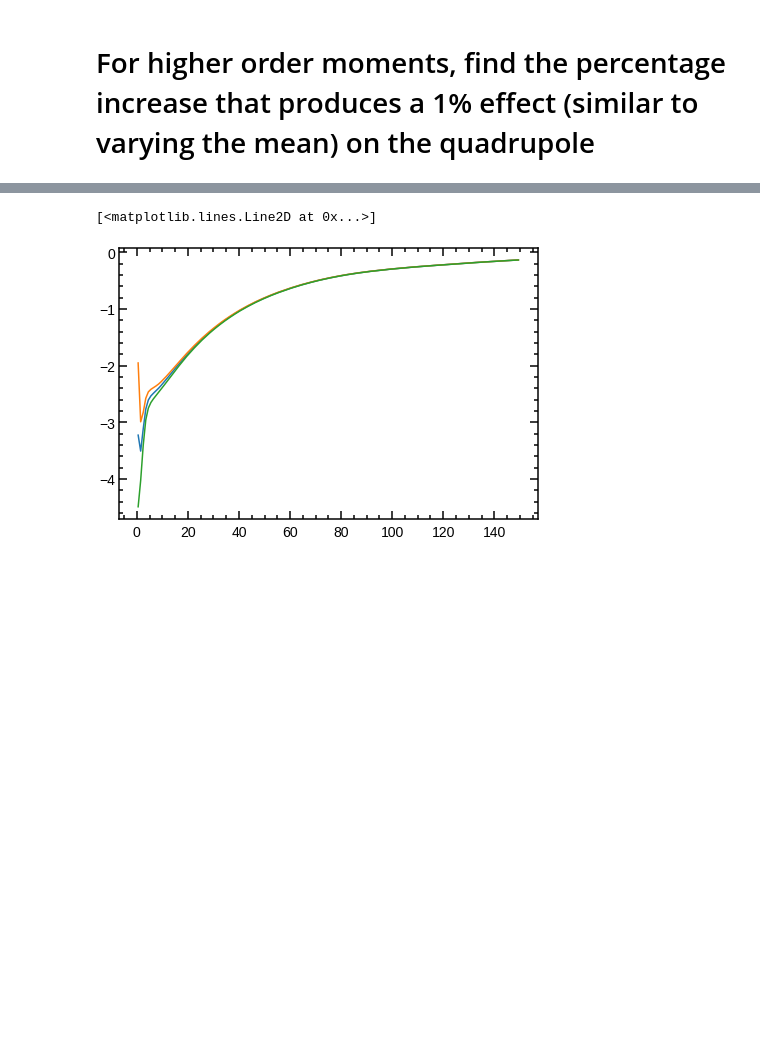
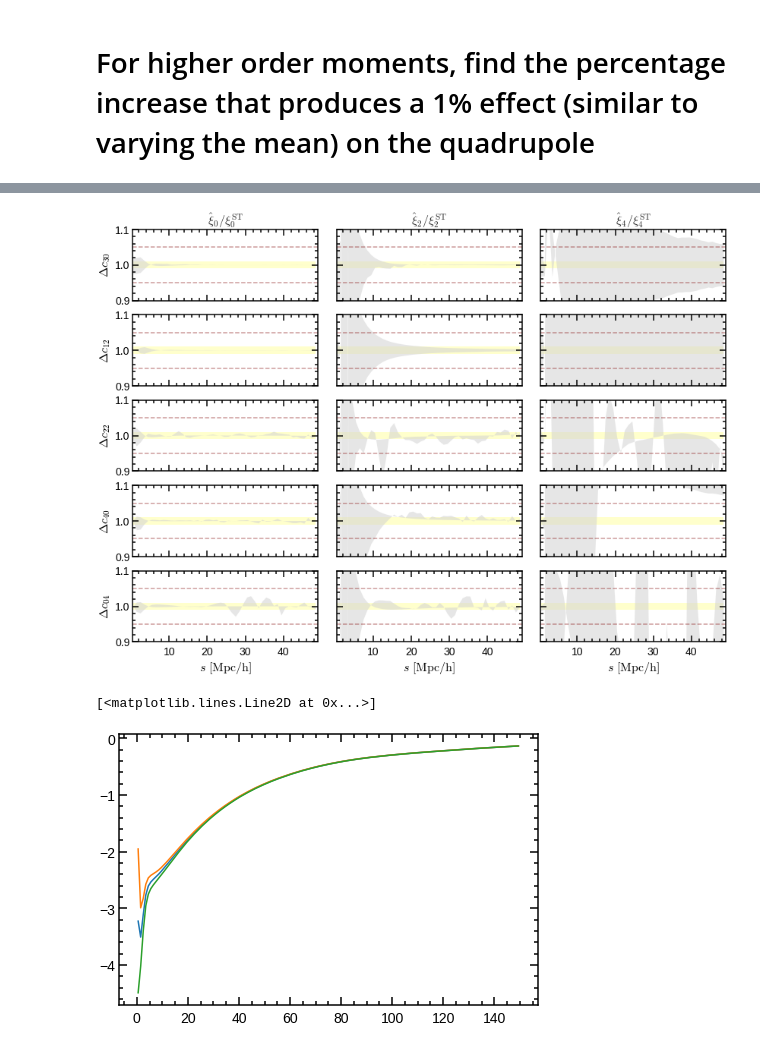
Before and after one commit to florpi/StreamingModel, a Jupyter notebook: streaming/moments/varying_moments.ipynb, the cells around one changed output, grey strips where cells are left out. Drawn from its saved outputs; the diff is of its cells as text; code cells hidden in the pictures; blank space fills up the shorter version.

```diff
--- a/streaming/moments/varying_moments.ipynb
+++ b/streaming/moments/varying_moments.ipynb
@@ -346,34 +380,38 @@ for k, multipole in enumerate(multipoles):
     for i, moment in enumerate(moments):
         moment_instance = getattr(mf_higher_order, moment)
 
         axes[i,k].fill_between(simulation.s_c,0.99, 1.01, facecolor = 'yellow', alpha = 0.2)
         axes[i,k].axhline(y =0.95, color = 'maroon', linestyle = '--', alpha = 0.4)
         axes[i,k].axhline(y = 1.05, color = 'maroon', linestyle = '--', alpha = 0.4)
 
         axes[i, k].fill_between(simulation.s_c,
 
                      getattr(moment_instance.increase, multipole)/ getattr(skewt, multipole),
                      getattr(moment_instance.decrease, multipole)/ getattr(skewt, multipole),
                      facecolor = color_percentage,
                      alpha = 0.55)
 
+        '''
+
         axes[i, k].fill_between(simulation.s_c,
 
                      getattr(moment_instance.gradual_increase, multipole)/ getattr(skewt, multipole),
                      getattr(moment_instance.gradual_decrease, multipole)/ getattr(skewt, multipole),
                      facecolor = color_gradual,
                      alpha = 0.55)
-
+        '''
 
         axes[i, k].set_ylim(0.9,1.1)
         axes[i, k].set_xlim(0.4, 49.1)
         if k ==0:
             axes[i, k].set_ylabel(axes_names[i])
         if i == len(moments)-1:
             axes[i,k].set_xlabel('$s \, \, \mathrm{[Mpc/h]}$')
 
         if i == 0:
             axes[i,k].set_title( r'$\hat{\xi}_{%d}/\xi_{%d}^{\mathrm{ST}}$'%(2*k, 2*k))
+# %% [output]
+[figure, added]
 # %%
 moments = ['tpcf',
            'm_10',
```
Also changed, not shown: parts of 5 cells of this notebook, 5 other files.
